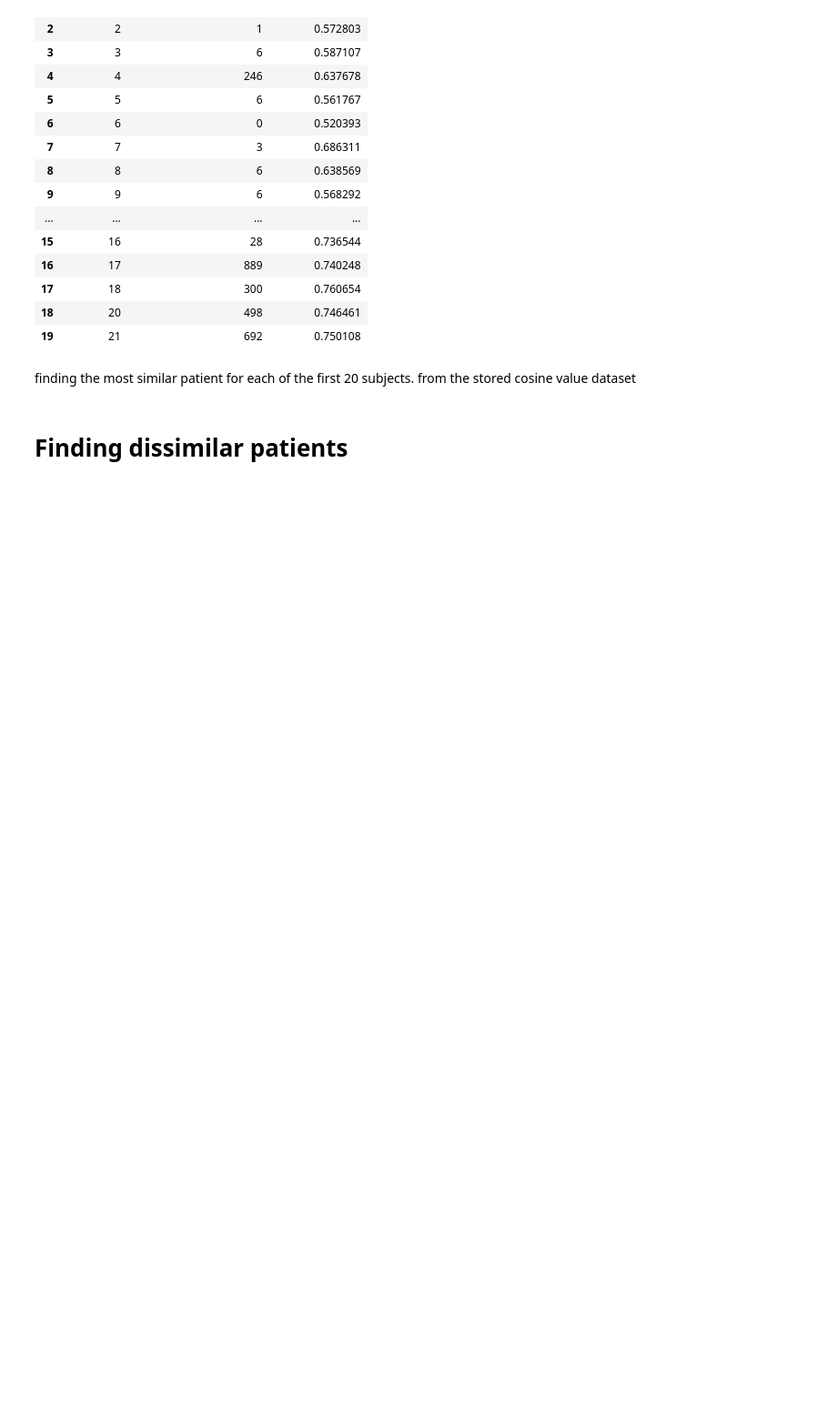
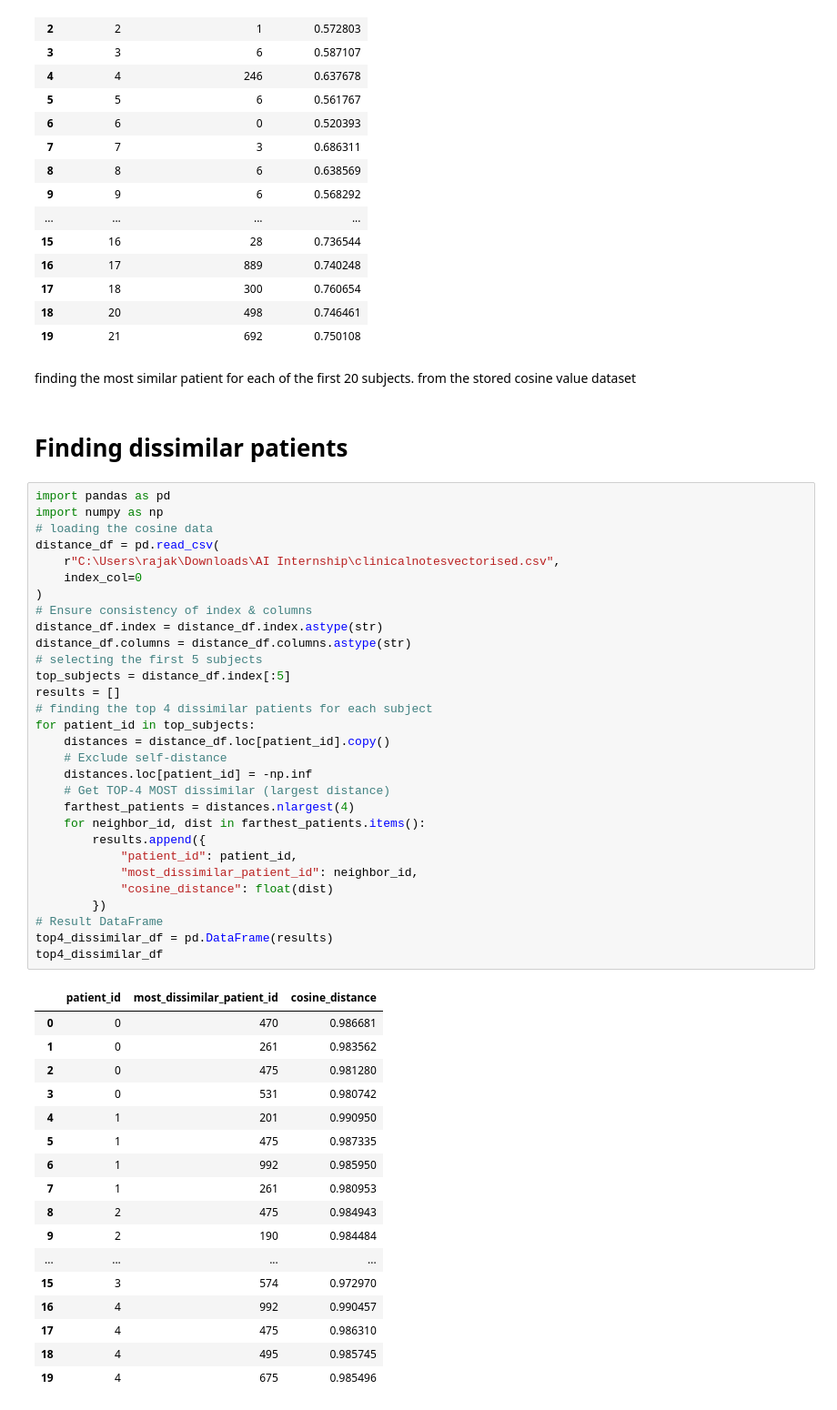
Before and after one commit to rajagowtham0/Week-2, a Jupyter notebook: Week2-Day3.ipynb, the cells around one changed output. Shown at 91% size. Drawn from its saved outputs; the diff is of its cells as text; blank space fills up the shorter version.

Commit message:
found the dissimilar patients for the top subjects

```diff
--- a/Week2-Day3.ipynb
+++ b/Week2-Day3.ipynb
@@ -387,3 +387,51 @@ most_similar_df
 finding the most similar patient for each of the first 20 subjects. from the stored cosine value dataset
 # %% [markdown]
 # Finding dissimilar patients
+# %%
+import pandas as pd
+import numpy as np
+# loading the cosine data
+distance_df = pd.read_csv(
+    r"C:\Users\rajak\Downloads\AI Internship\clinicalnotesvectorised.csv",
+    index_col=0
+)
+# Ensure consistency of index & columns
+distance_df.index = distance_df.index.astype(str)
+distance_df.columns = distance_df.columns.astype(str)
+# selecting the first 5 subjects
+top_subjects = distance_df.index[:5]
+results = []
+# finding the top 4 dissimilar patients for each subject
+for patient_id in top_subjects:
+    distances = distance_df.loc[patient_id].copy()
+    # Exclude self-distance
+    distances.loc[patient_id] = -np.inf
+    # Get TOP-4 MOST dissimilar (largest distance)
+    farthest_patients = distances.nlargest(4)
+    for neighbor_id, dist in farthest_patients.items():
+        results.append({
+            "patient_id": patient_id,
+            "most_dissimilar_patient_id": neighbor_id,
+            "cosine_distance": float(dist)
+        })
+# Result DataFrame
+top4_dissimilar_df = pd.DataFrame(results)
+top4_dissimilar_df
+# %% [output]
+|  | patient_id | most_dissimilar_patient_id | cosine_distance |
+| 0 | 0 | 470 | 0.986681 |
+| 1 | 0 | 261 | 0.983562 |
+| 2 | 0 | 475 | 0.981280 |
+| 3 | 0 | 531 | 0.980742 |
+| 4 | 1 | 201 | 0.990950 |
+| 5 | 1 | 475 | 0.987335 |
+| 6 | 1 | 992 | 0.985950 |
+| 7 | 1 | 261 | 0.980953 |
+| 8 | 2 | 475 | 0.984943 |
+| 9 | 2 | 190 | 0.984484 |
+| ... | ... | ... | ... |
+| 15 | 3 | 574 | 0.972970 |
+| 16 | 4 | 992 | 0.990457 |
+| 17 | 4 | 475 | 0.986310 |
+| 18 | 4 | 495 | 0.985745 |
+| 19 | 4 | 675 | 0.985496 |
```
Also changed, not shown: parts of 3 cells of this notebook.
